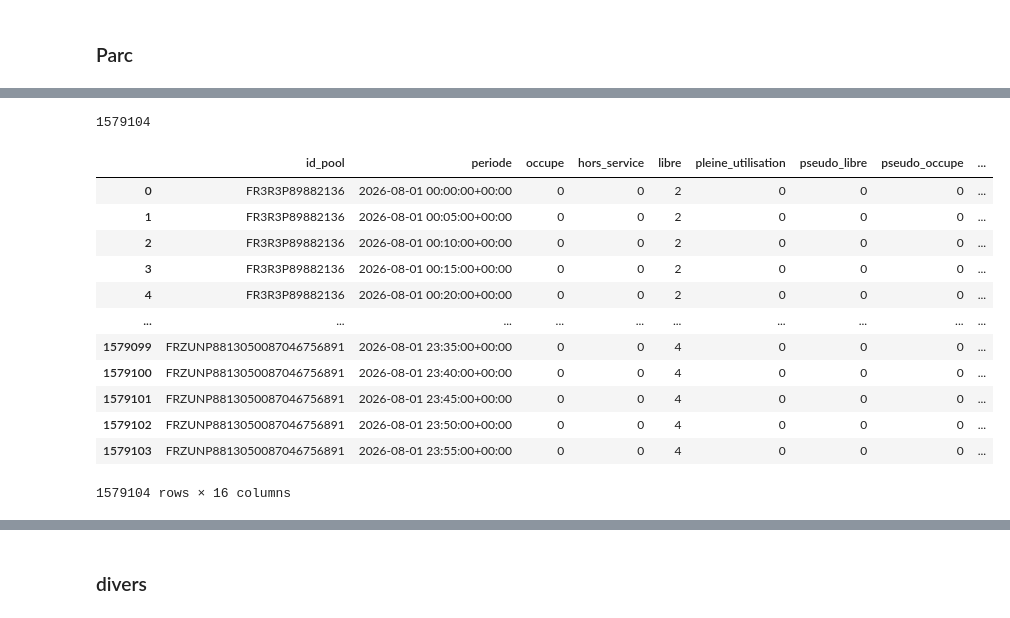
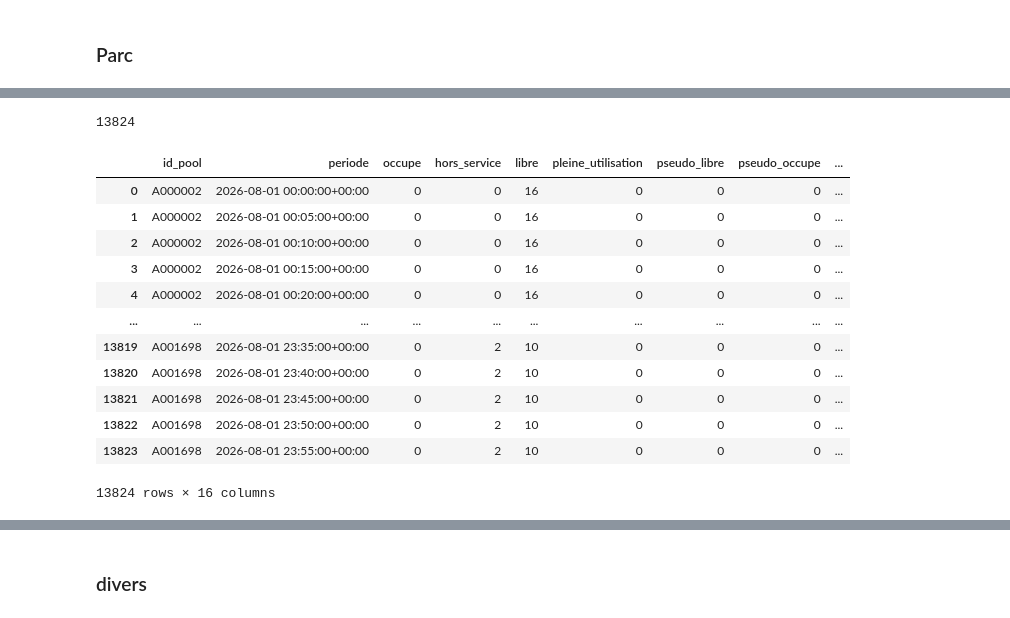
Before and after one commit to loco-labs/qualicharge-rtet, a Jupyter notebook: saturation/source/tests_global.ipynb, the cells around one changed output, grey strips where cells are left out. Cells and saved outputs as stored; diff of their text form; code cells hidden in the pictures.

Commit message:
ajout des parcs

```diff
--- a/saturation/source/tests_global.ipynb
+++ b/saturation/source/tests_global.ipynb
@@ -44,6 +44,9 @@ def read_statics(day: date, min_power: float) -> pd.DataFrame:
     return statics[statics["puissance_nominale"] >= min_power]
 
 def read_statics_pools(day:date, min_power: float) -> pd.DataFrame:
-    """Read static data for pocs and pools."""
-    e5_statics = read_statics(day, min_power)
-    return e5_statics.rename(columns={ID_STATION: ID_POOL})
+    """Read static data for stations and pools."""
+    e1_statics = pd.read_csv("./tests_DMR/aires_pdc_2026-07-25.csv")[[ID_POOL, ID_STATION]].drop_duplicates()
+    return e1_statics
+# %%
+e1_statics = read_statics_pools(day, MIN_POWER)
+e1_statics
@@ -415,3 +432,20 @@ state_station_d_g = to_state_grp_d(sampled_state_station_g, ID_STATION, SAMPLES)
 #state_station_d_g[state_station_d_g["sature_cum"] >= 120]
 # %% [markdown]
 ### Parc
+# %%
+e1_count = e1_statics.groupby(ID_POOL).agg(
+    nb_stations=NamedAgg(column=ID_STATION, aggfunc="count")
+)
+single_station_pools = e1_count[e1_count["nb_stations"] == 1].index.tolist()
+multi_station_pools = e1_count[e1_count["nb_stations"] > 1].index.tolist()
+station_less_pools = e1_count[e1_count["nb_stations"] == 0].index.tolist()
+print(len(single_station_pools), len(multi_station_pools), len(station_less_pools), len(e1_count))
+
+pools_state_grp = e1_statics[e1_statics[ID_POOL].isin(single_station_pools)].merge(
+    state_station_d_g, on=ID_STATION, how="left")
+del pools_state_grp[ID_STATION]
+
+
+pools_state_grp = pd.concat([pools_state_grp, pd.DataFrame(station_less_pools, columns=[ID_POOL])], ignore_index=True).fillna(0)
+
+pools_state_grp
@@ -418,23 +467,24 @@ state_station_d_g = to_state_grp_d(sampled_state_station_g, ID_STATION, SAMPLES)
 # %%
-pools = read_statics_pools(day, MIN_POWER)
-#parcs
+pools_pdcs = e1_statics[e1_statics[ID_POOL].isin(multi_station_pools)].merge(e5_statics, on=ID_STATION, how="left")[[ID_POOL, ID_POC]]
+#pools = read_statics_pools(day, MIN_POWER)
+#pools_pdcs
 # %%
-sampled_state_pool = to_sampled_state_grp(sampled_state_poc_g, pools, ID_POOL, SATURATION_RATIO, OVERLOAD_RATIO, add_full_use=True, add_latency=True)
+sampled_state_pool = to_sampled_state_grp(sampled_state_poc_g, pools_pdcs, ID_POOL, SATURATION_RATIO, OVERLOAD_RATIO, add_full_use=True, add_latency=True)
 print(len(sampled_state_pool))
 sampled_state_pool
 # %% [output]
-1579104
+13824
 |  | id_pool | periode | occupe | hors_service | libre | pleine_utilisation | pseudo_libre | pseudo_occupe | ... |
-| 0 | FR3R3P89882136 | 2026-08-01 00:00:00+00:00 | 0 | 0 | 2 | 0 | 0 | 0 | ... |
-| 1 | FR3R3P89882136 | 2026-08-01 00:05:00+00:00 | 0 | 0 | 2 | 0 | 0 | 0 | ... |
-| 2 | FR3R3P89882136 | 2026-08-01 00:10:00+00:00 | 0 | 0 | 2 | 0 | 0 | 0 | ... |
-| 3 | FR3R3P89882136 | 2026-08-01 00:15:00+00:00 | 0 | 0 | 2 | 0 | 0 | 0 | ... |
-| 4 | FR3R3P89882136 | 2026-08-01 00:20:00+00:00 | 0 | 0 | 2 | 0 | 0 | 0 | ... |
+| 0 | A000002 | 2026-08-01 00:00:00+00:00 | 0 | 0 | 16 | 0 | 0 | 0 | ... |
+| 1 | A000002 | 2026-08-01 00:05:00+00:00 | 0 | 0 | 16 | 0 | 0 | 0 | ... |
+| 2 | A000002 | 2026-08-01 00:10:00+00:00 | 0 | 0 | 16 | 0 | 0 | 0 | ... |
+| 3 | A000002 | 2026-08-01 00:15:00+00:00 | 0 | 0 | 16 | 0 | 0 | 0 | ... |
+| 4 | A000002 | 2026-08-01 00:20:00+00:00 | 0 | 0 | 16 | 0 | 0 | 0 | ... |
 | ... | ... | ... | ... | ... | ... | ... | ... | ... | ... |
-| 1579099 | FRZUNP8813050087046756891 | 2026-08-01 23:35:00+00:00 | 0 | 0 | 4 | 0 | 0 | 0 | ... |
-| 1579100 | FRZUNP8813050087046756891 | 2026-08-01 23:40:00+00:00 | 0 | 0 | 4 | 0 | 0 | 0 | ... |
-| 1579101 | FRZUNP8813050087046756891 | 2026-08-01 23:45:00+00:00 | 0 | 0 | 4 | 0 | 0 | 0 | ... |
-| 1579102 | FRZUNP8813050087046756891 | 2026-08-01 23:50:00+00:00 | 0 | 0 | 4 | 0 | 0 | 0 | ... |
-| 1579103 | FRZUNP8813050087046756891 | 2026-08-01 23:55:00+00:00 | 0 | 0 | 4 | 0 | 0 | 0 | ... |
+| 13819 | A001698 | 2026-08-01 23:35:00+00:00 | 0 | 2 | 10 | 0 | 0 | 0 | ... |
+| 13820 | A001698 | 2026-08-01 23:40:00+00:00 | 0 | 2 | 10 | 0 | 0 | 0 | ... |
+| 13821 | A001698 | 2026-08-01 23:45:00+00:00 | 0 | 2 | 10 | 0 | 0 | 0 | ... |
+| 13822 | A001698 | 2026-08-01 23:50:00+00:00 | 0 | 2 | 10 | 0 | 0 | 0 | ... |
+| 13823 | A001698 | 2026-08-01 23:55:00+00:00 | 0 | 2 | 10 | 0 | 0 | 0 | ... |
-1579104 rows × 16 columns
+13824 rows × 16 columns
 # %%
```
Also changed, not shown: parts of 7 cells of this notebook.
